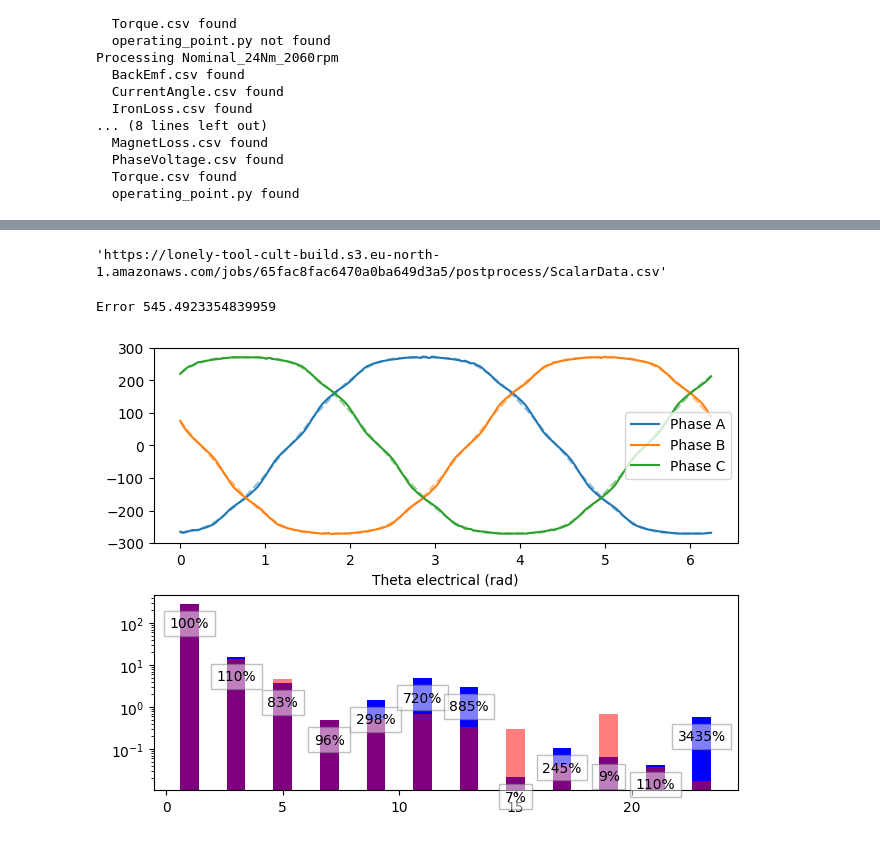
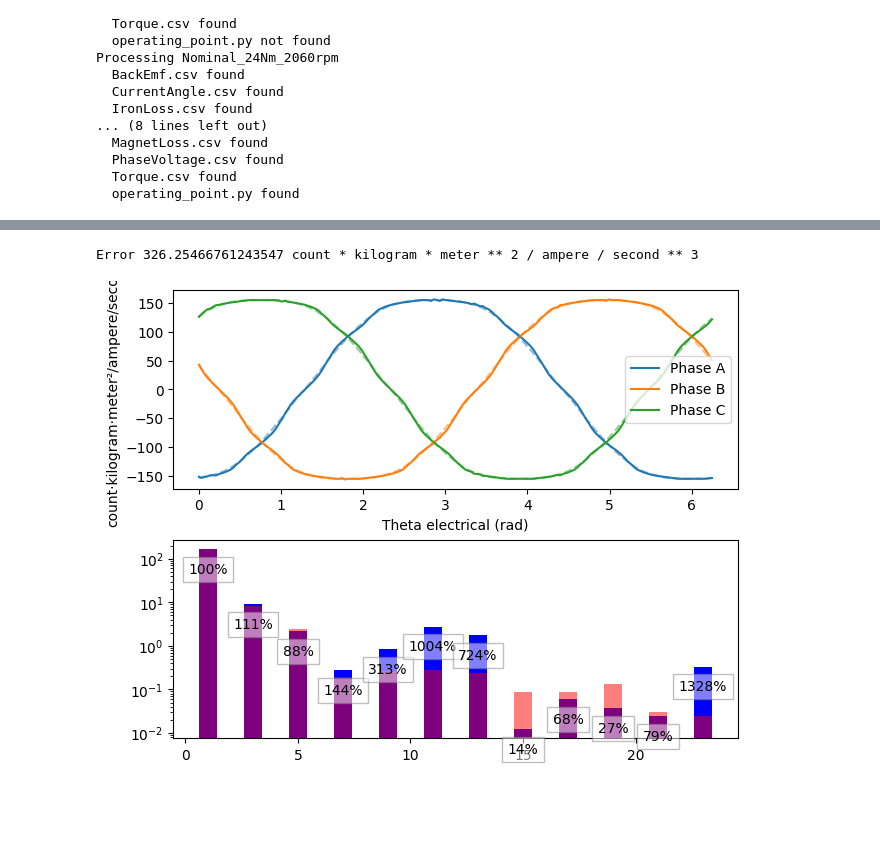
Before and after one commit to TinArmEngineering/tinarm, a Jupyter notebook: examples/M2_comparison.ipynb, the cells around one changed output, grey strips where cells are left out. Drawn from its saved outputs; the diff is of its cells as text; code cells hidden in the pictures; blank space fills up the shorter version.

Commit message:
converted to electrical degrees in radians

```diff
--- a/examples/M2_comparison.ipynb
+++ b/examples/M2_comparison.ipynb
@@ -90,3 +99,8 @@ df = pd.read_csv(os.path.join(machine, op_point, chart), index_col=None, header=
 
 num_phases = m.winding_parameters["number_phases"].to_base_units().magnitude
 num_pole_pairs = (m.rotor_parameters["number_poles"]//2).to_base_units().magnitude
+# %%
+# apply the units "pint[degrees]" to the X columns and "pint[V]" to the Y columns
+df = pd.read_csv(os.path.join(machine, op_point, chart), index_col=None, header=[0,1])
+df.columns = pd.MultiIndex.from_tuples([(l1, l2, _units[(l1,l2)]) for l1,l2 in df.columns])
+df_emfs = df.pint.quantify(level=-1)
@@ -103,7 +151,7 @@ def overlay_emf(df, num_phases, num_pole_pairs):
                 df['EMFc']['Y']))
 
     not_nan  = np.logical_not(np.logical_and(np.isnan(theta_m), np.isnan(v_emf)))
-    theta_m = theta_m[not_nan]
+    theta_m = theta_m[not_nan] * num_pole_pairs
     v_emf = v_emf[not_nan]
     sort_idx = np.argsort(theta_m)
     return theta_m[sort_idx], v_emf[sort_idx]
@@ -115,9 +163,12 @@ coefs = np.array([np.nan,  np.nan, np.nan, np.nan,
 # make odd coefficients, from 1 to 2*len(coefs)-1
 n_idx = np.arange(1, 2*len(coefs)-1, 2)
 # %%
-def predict(coefs, theta, num_pole_pairs=5):
-    n_idx = np.arange(1, 2*len(coefs)-1, 2)
-    pred = np.matmul(coefs[1:], np.cos(np.outer(n_idx, coefs[0] + theta * num_pole_pairs)))
+def predict(coefs, theta):
+    """
+    Predict the EMF given the coefficients and the electrical angle theta
+    """
+    n_idx = np.arange(1, 2 * len(coefs)-1, 2)
+    pred = np.matmul(coefs[1:], np.cos(np.outer(n_idx, coefs[0] + theta)))
     return pred
 
 def loss(coefs, theta, v_emf):
@@ -268,48 +315,49 @@ Result data available at https://lonely-tool-cult-build.s3.eu-north-1.amazonaws.
-# %%
-j1_result_data['url']
-# %% [output]
-'https://lonely-tool-cult-build.s3.eu-north-1.amazonaws.com/jobs/65fac8fac6470a0ba649d3a5/postprocess/ScalarData.csv'
+# %%
+#convert all the data in j1_df to base units
+j1_df = j1_df.pint.to_base_units()
 # %%
-theta_err = np.pi+0.0129
+theta_err = np.pi + np.deg2rad(4)
+angles = j1_df["angles"].pint.magnitude
 
 fig, (ax_t, ax_w) = plt.subplots(2, 1, constrained_layout=True)
-la, = ax_t.plot(j1_df['angles'], j1_df['Back_EMF_0'], label='Phase A')
-lb, = ax_t.plot(j1_df['angles'], j1_df['Back_EMF_1'], label='Phase B')
-lc, = ax_t.plot(j1_df['angles'], j1_df['Back_EMF_2'], label='Phase C')
+la, = ax_t.plot(j1_df['angles'], j1_df['Phase_0'], label='Phase A')
+lb, = ax_t.plot(j1_df['angles'], j1_df['Phase_1'], label='Phase B')
+lc, = ax_t.plot(j1_df['angles'], j1_df['Phase_2'], label='Phase C')
 
 ax_t.plot(j1_df['angles'],
-          predict(res.x, j1_df['angles']/num_pole_pairs+theta_err),
+          predict(res.x, angles+theta_err),
           '--',
           alpha=0.5,
           color=la.get_color())
 ax_t.plot(j1_df['angles'],
-          predict(res.x, j1_df['angles']/num_pole_pairs-(2*np.pi/num_pole_pairs/num_phases)+theta_err),
+          predict(res.x, angles-(2*np.pi/num_phases)+theta_err),
           '--', alpha=0.5,
           color=lb.get_color())
 ax_t.plot(j1_df['angles'],
-          predict(res.x, j1_df['angles']/num_pole_pairs+(2*np.pi/num_pole_pairs/num_phases)+theta_err),
+          predict(res.x, angles+(2*np.pi/num_phases)+theta_err),
           '--', alpha=0.5,
           color=lc.get_color())
+
 ax_t.set_xlabel('Theta electrical (rad)')
 ax_t.legend()
-err = np.sum(np.abs(j1_df['Back_EMF_0'] - predict(res.x, j1_df['angles']/num_pole_pairs+theta_err)))
+err = np.sum(np.abs(j1_df['Phase_0'] - (q.V * predict(res.x, angles+theta_err))))
 print(f"Error {err}")
 
-# do an fft of the j1_df['Back_EMF_0'] and compare to the coefficients
+# do an fft of the j1_df['Phase_0'] and compare to the coefficients
 from scipy.fft import fft
 # Number of sample points
-N = len(j1_df['Back_EMF_0'])
+N = len(j1_df['Phase_0'])
 # sample spacing
 delta_theta = np.diff(j1_df['angles'])[0]
 
-yf = fft(j1_df['Back_EMF_0'].values, n=N)
+yf = fft(j1_df['Phase_0'].values, n=N)
 ax_w.bar(x=range(1,24,2), height=np.abs(yf[1:24:2])/(N/2), color='b')
 ax_w.bar(n_idx, abs(res.x[1:]), color = 'r', alpha=0.5)
 ax_w.set_yscale('log')
 for i in range(1, len(res.x)):
     diff = abs(yf[i*2-1]/(N/2)) / abs(res.x[i])
     ax_w.text(n_idx[i-1], abs(yf[i*2-1]/(N/2))*0.5, f"{diff:2.0%}", ha='center', va='top', bbox=dict(facecolor='white',
                                                                                                 alpha=0.5, edgecolor='gray'))
 # %% [output]
-Error 545.4923354839959
+Error 326.25466761243547 count * kilogram * meter ** 2 / ampere / second ** 3
-[figure, old version]
+[figure, new version]
```
Also changed, not shown: parts of 30 cells of this notebook.
